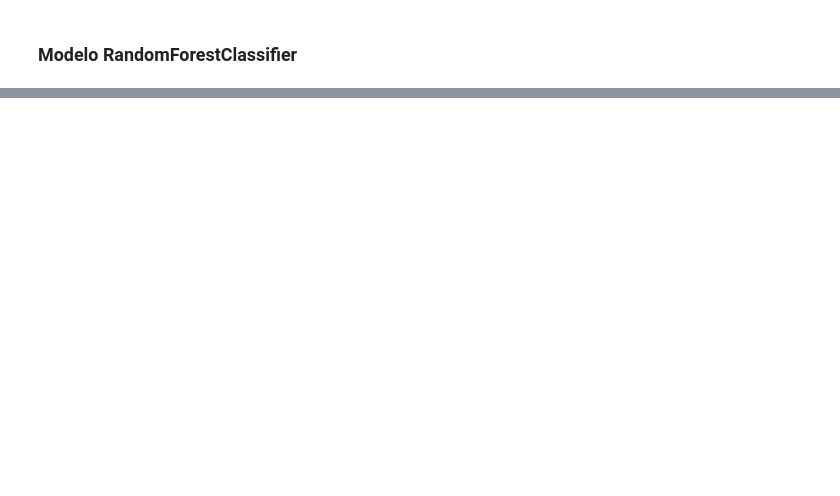
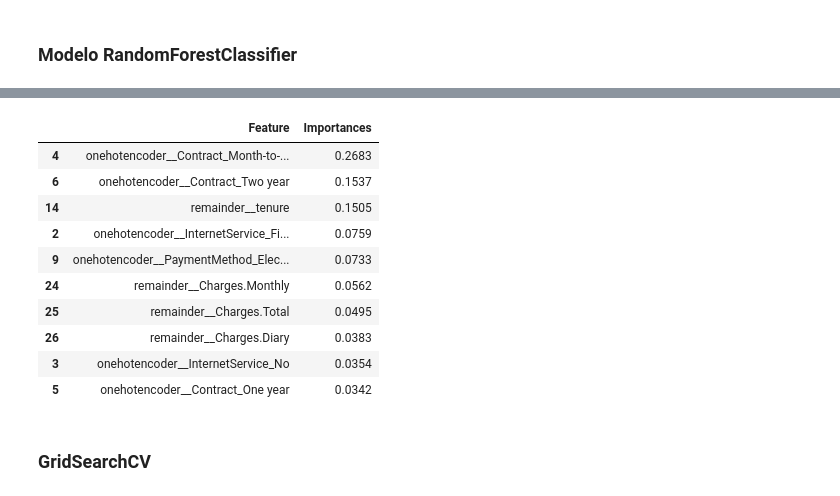
Before and after one commit to AntonioBMesquita/Challenge-Telecomx-2, a Jupyter notebook: TelecomX_parte_2.ipynb, the cells around one changed output, grey strips where cells are left out. Saved outputs shown, nothing was run; the diff lists cells and outputs as text; code cells hidden in the pictures; blank space fills up the shorter version.

```diff
--- a/TelecomX_parte_2.ipynb
+++ b/TelecomX_parte_2.ipynb
@@ -458 +457,20 @@ viz.show()
 <Axes: title={'center': 'Feature Importances of Top 10 Features using RandomForestClassifier'}, xlabel='feature importance'>
+# %%
+importances = modelo_rf.feature_importances_
+
+feature_importance = pd.DataFrame({'Feature' : X.columns, 'Importances' : importances}).sort_values(by='Importances', ascending=False)
+feature_importance.head(10).round(4)
+# %% [output]
+|  | Feature | Importances |
+| 4 | onehotencoder__Contract_Month-to-... | 0.2683 |
+| 6 | onehotencoder__Contract_Two year | 0.1537 |
+| 14 | remainder__tenure | 0.1505 |
+| 2 | onehotencoder__InternetService_Fi... | 0.0759 |
+| 9 | onehotencoder__PaymentMethod_Elec... | 0.0733 |
+| 24 | remainder__Charges.Monthly | 0.0562 |
+| 25 | remainder__Charges.Total | 0.0495 |
+| 26 | remainder__Charges.Diary | 0.0383 |
+| 3 | onehotencoder__InternetService_No | 0.0354 |
+| 5 | onehotencoder__Contract_One year | 0.0342 |
+# %% [markdown]
+### GridSearchCV
```
Also changed, not shown: parts of 13 cells of this notebook.
